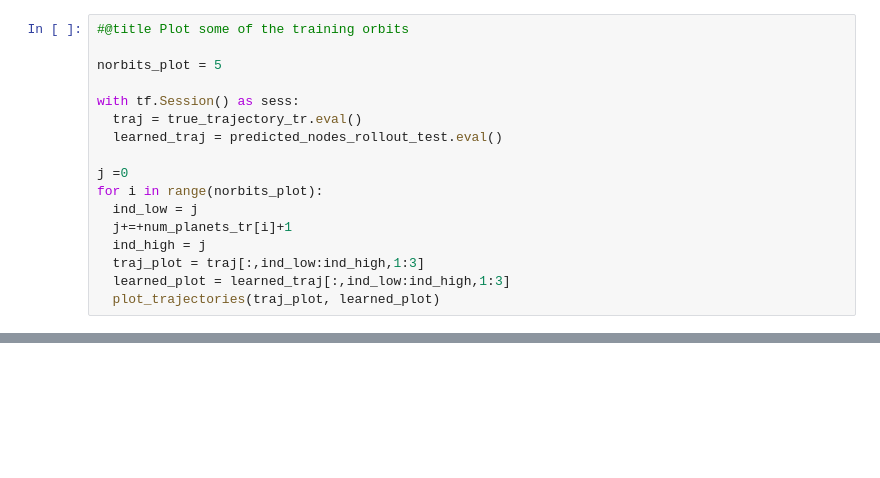
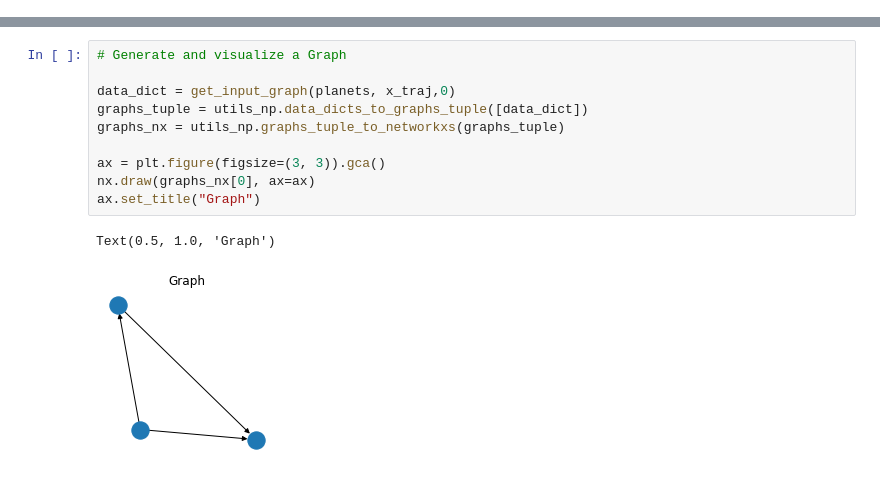
Before and after one commit to Pablo-Lemos/orbits, a Jupyter notebook: planets_graphnets.ipynb, the cells around one changed output, grey strips where cells are left out. Drawn from its saved outputs; the diff is of its cells as text; blank space fills up the shorter version.

```diff
--- a/planets_graphnets.ipynb
+++ b/planets_graphnets.ipynb
@@ -907,17 +0,0 @@ plot_graphs_tuple_np(graphs_tuple_np)
-# %%
-#@title Plot some of the training orbits
-
-norbits_plot = 5
-
-with tf.Session() as sess:
-  traj = true_trajectory_tr.eval()
-  learned_traj = predicted_nodes_rollout_test.eval()
-
-j =0
-for i in range(norbits_plot):
-  ind_low = j
-  j+=+num_planets_tr[i]+1
-  ind_high = j
-  traj_plot = traj[:,ind_low:ind_high,1:3]
-  learned_plot = learned_traj[:,ind_low:ind_high,1:3]
-  plot_trajectories(traj_plot, learned_plot)
@@ -933,0 +281,13 @@ np.mean(np.sum((true_velocities_test[:,1,0])**2.))
+# %%
+# Generate and visualize a Graph
+
+data_dict = get_input_graph(planets, x_traj,0)
+graphs_tuple = utils_np.data_dicts_to_graphs_tuple([data_dict])
+graphs_nx = utils_np.graphs_tuple_to_networkxs(graphs_tuple)
+
+ax = plt.figure(figsize=(3, 3)).gca()
+nx.draw(graphs_nx[0], ax=ax)
+ax.set_title("Graph")
+# %% [output]
+Text(0.5, 1.0, 'Graph')
+[figure, added]
```
Also changed, not shown: parts of 41 cells of this notebook, 3 other files.
